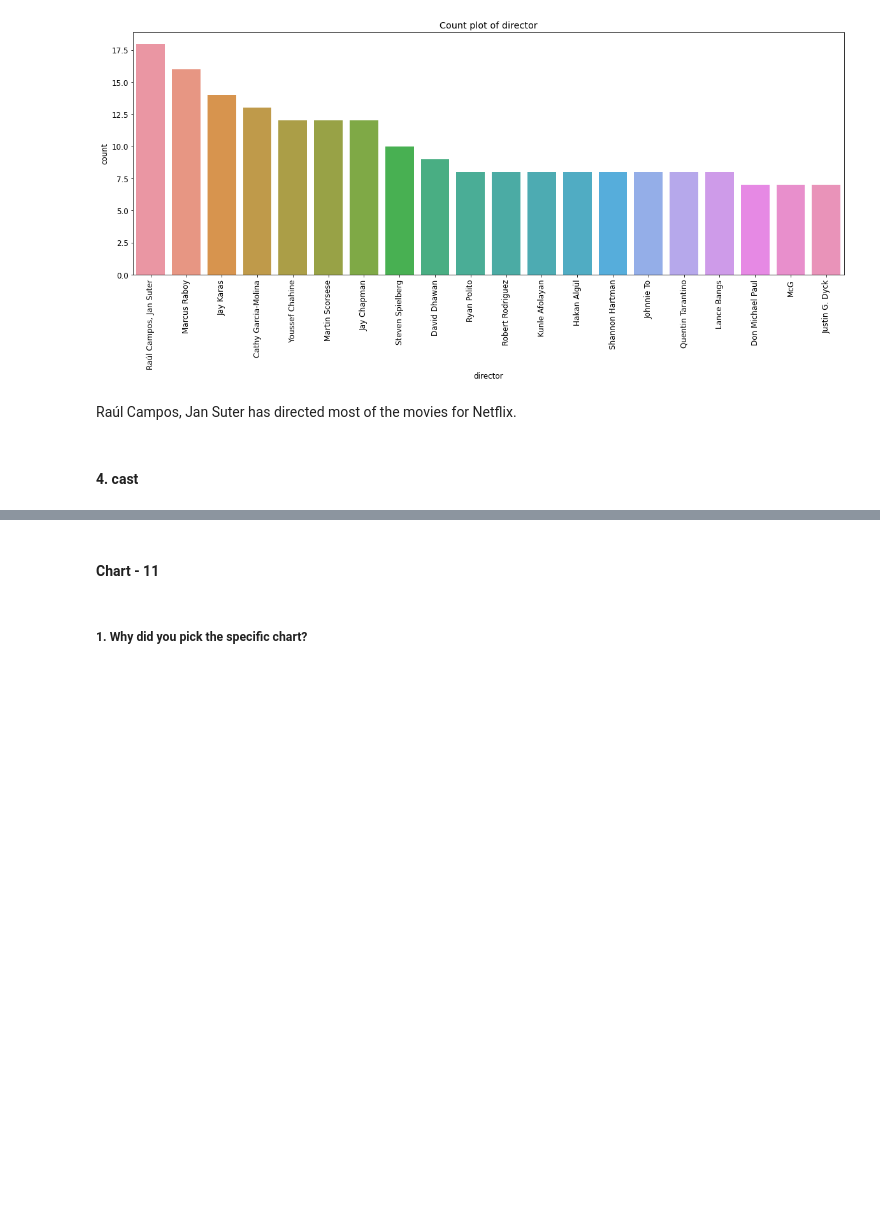
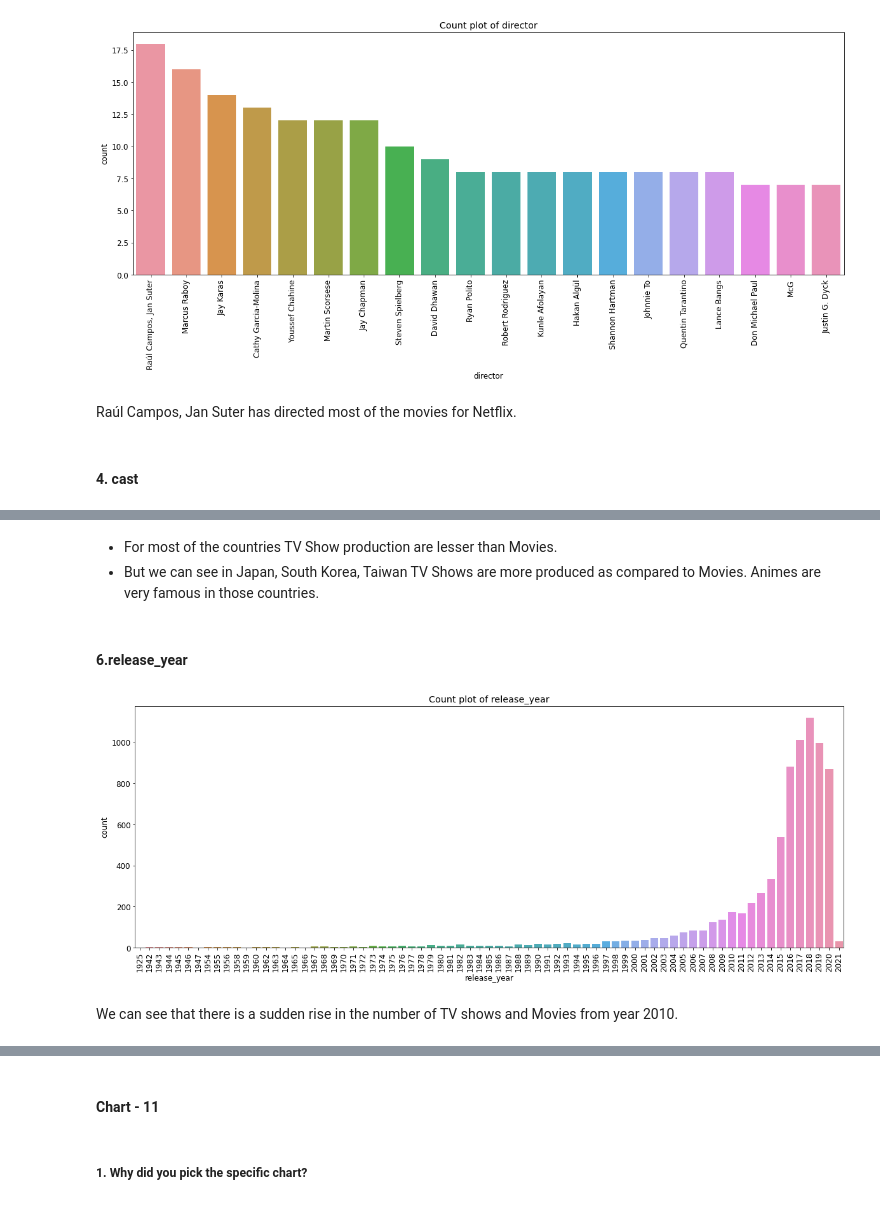
Before and after one commit to Prashant-Shaw/NETFLIX-Movies-TV-Shows-Clustering, a Jupyter notebook: NETFLIX_MOVIES_AND_TV_SHOWS_CLUSTERING.ipynb, the cells around one changed output, grey strips where cells are left out. Saved outputs shown, nothing was run; the diff lists cells and outputs as text; code cells hidden in the pictures; blank space fills up the shorter version.

```diff
--- a/NETFLIX_MOVIES_AND_TV_SHOWS_CLUSTERING.ipynb
+++ b/NETFLIX_MOVIES_AND_TV_SHOWS_CLUSTERING.ipynb
@@ -627,0 +592,12 @@ Answer Here
+# %% [markdown]
+* For most of the countries TV Show production are lesser than Movies.
+* But we can see in Japan, South Korea, Taiwan TV Shows are more produced as compared to Movies. Animes are very famous in those countries.
+# %% [markdown]
+#### 6.release_year
+# %%
+#Count plot for release year
+count_plot('release_year', nf_df)
+# %% [output]
+[figure, added]
+# %% [markdown]
+We can see that there is a sudden rise in the number of TV shows and Movies from year 2010.
```
Also changed, not shown: parts of 92 cells of this notebook.
